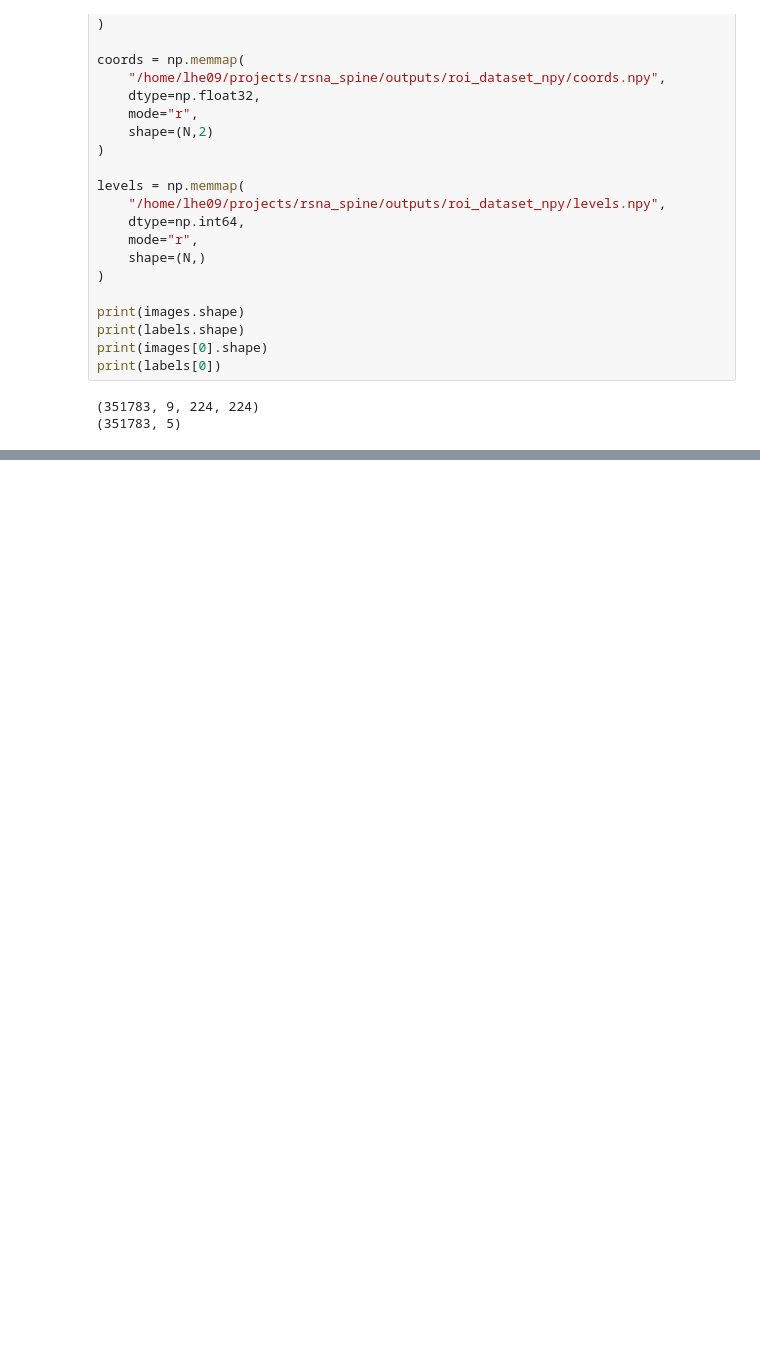
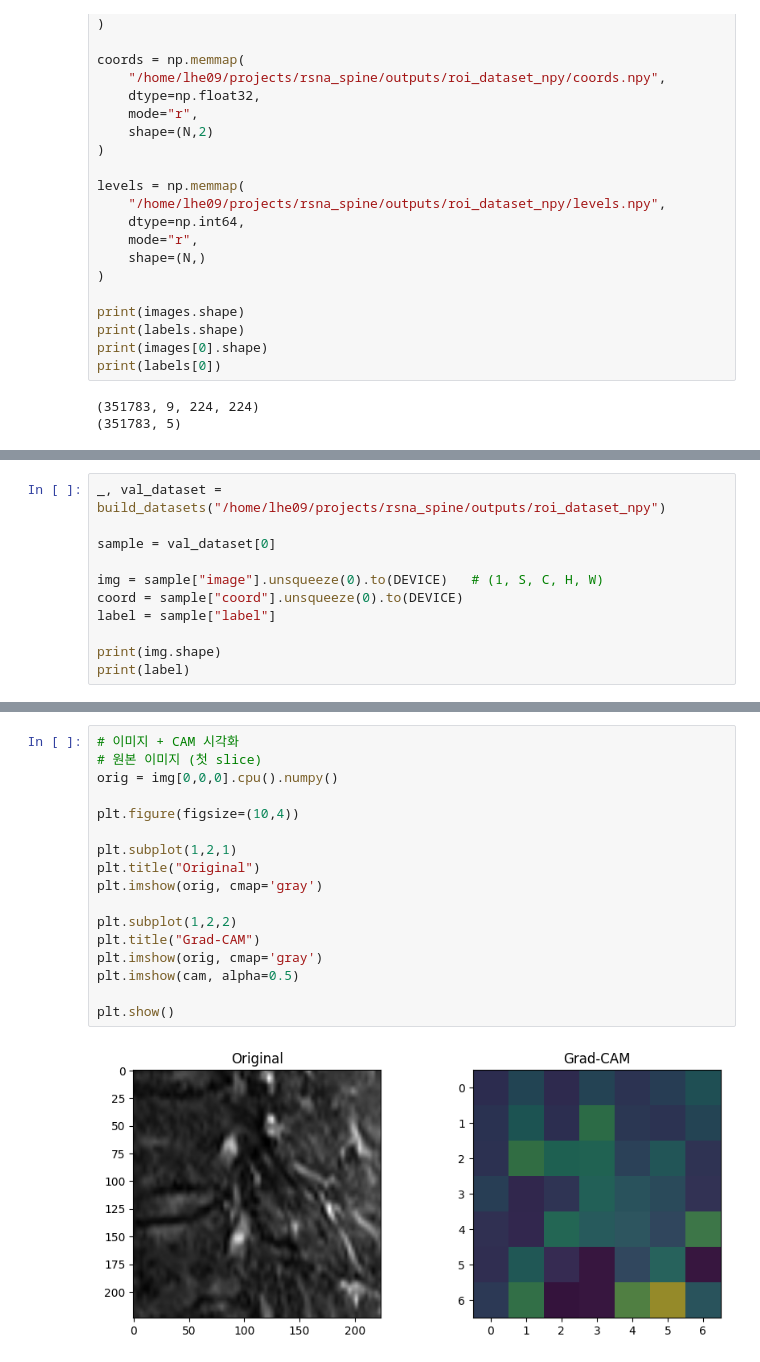
Before and after one commit to Grace09267/RSNA-Spine-Disease-Classification, a Jupyter notebook: notebooks/analysis.ipynb, the cells around one changed output, grey strips where cells are left out. Cells and saved outputs as stored; diff of their text form; blank space fills up the shorter version.

```diff
--- a/notebooks/analysis.ipynb
+++ b/notebooks/analysis.ipynb
@@ -494,0 +875,11 @@ print(labels[0])
+# %%
+_, val_dataset = build_datasets("/home/lhe09/projects/rsna_spine/outputs/roi_dataset_npy")
+
+sample = val_dataset[0]
+
+img = sample["image"].unsqueeze(0).to(DEVICE)   # (1, S, C, H, W)
+coord = sample["coord"].unsqueeze(0).to(DEVICE)
+label = sample["label"]
+
+print(img.shape)
+print(label)
@@ -494,0 +932,19 @@ print(labels[0])
+# %%
+# 이미지 + CAM 시각화
+# 원본 이미지 (첫 slice)
+orig = img[0,0,0].cpu().numpy()
+
+plt.figure(figsize=(10,4))
+
+plt.subplot(1,2,1)
+plt.title("Original")
+plt.imshow(orig, cmap='gray')
+
+plt.subplot(1,2,2)
+plt.title("Grad-CAM")
+plt.imshow(orig, cmap='gray')
+plt.imshow(cam, alpha=0.5)
+
+plt.show()
+# %% [output]
+[figure, added]
```
Also changed, not shown: parts of 40 cells of this notebook, 21 other files.
